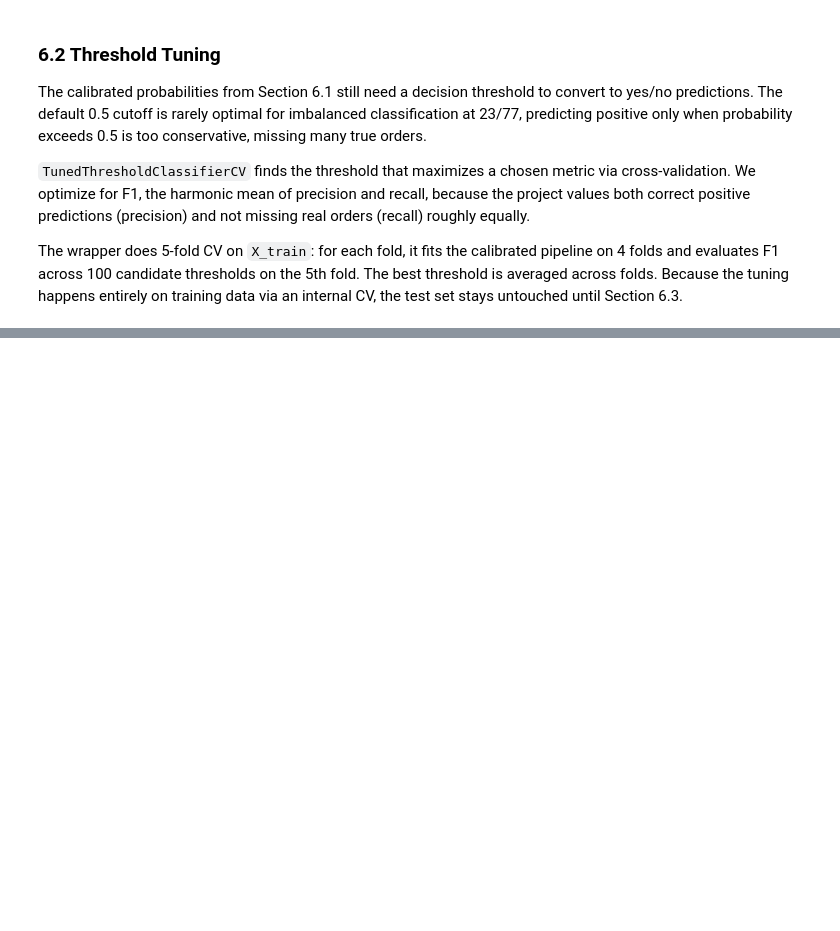
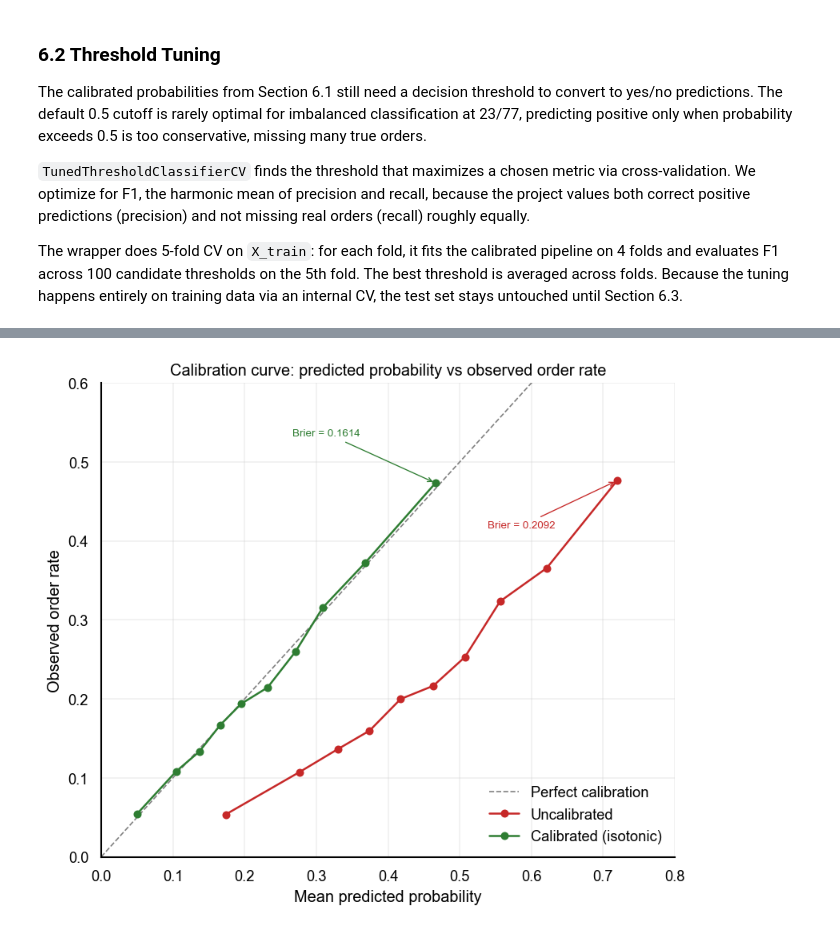
Before and after one commit to Happydeath97/analyticalProjectProductPricing, a Jupyter notebook: notebooks/model_exploration/modeling_random_forest_v2.ipynb, the cells around one changed output, grey strips where cells are left out. Drawn from its saved outputs; the diff is of its cells as text; code cells hidden in the pictures; blank space fills up the shorter version.

```diff
--- a/notebooks/model_exploration/modeling_random_forest_v2.ipynb
+++ b/notebooks/model_exploration/modeling_random_forest_v2.ipynb
@@ -1207,0 +1212,74 @@ Generalization gap
+# %%
+# 6.4 Calibration curve: uncalibrated vs calibrated vs perfect
+from sklearn.calibration import calibration_curve
+
+# Uncalibrated probabilities from grid_search_round_2.best_estimator_ (Section 6.3)
+prob_true_uncal, prob_pred_uncal = calibration_curve(
+    y_test,
+    y_test_proba_uncalibrated,
+    n_bins=10,
+    strategy="quantile",
+)
+
+# Calibrated probabilities from tuned_pipeline (Section 6.3)
+prob_true_cal, prob_pred_cal = calibration_curve(
+    y_test,
+    y_test_proba_calibrated,
+    n_bins=10,
+    strategy="quantile",
+)
+
+fig, ax = plt.subplots(figsize=(7, 6))
+
+# Perfect calibration diagonal
+ax.plot(
+    [0, 1], [0, 1],
+    linestyle="--", color="gray", linewidth=1,
+    label="Perfect calibration",
+)
+
+# Uncalibrated curve
+ax.plot(
+    prob_pred_uncal, prob_true_uncal,
+    marker="o", markersize=5, linewidth=1.5,
+    color="#C62828", label="Uncalibrated",
+)
+
+# Calibrated curve
+ax.plot(
+    prob_pred_cal, prob_true_cal,
+    marker="o", markersize=5, linewidth=1.5,
+    color="#2E7D32", label="Calibrated (isotonic)",
+)
+
+# Brier score annotation on uncalibrated curve (last point)
+ax.annotate(
+    f"Brier = {test_brier_uncalibrated:.4f}",
+    xy=(prob_pred_uncal[-1], prob_true_uncal[-1]),
+    xytext=(prob_pred_uncal[-1] - 0.18, prob_true_uncal[-1] - 0.06),
+    fontsize=8,
+    color="#C62828",
+    arrowprops=dict(arrowstyle="->", color="#C62828", lw=0.8),
+)
+
+# Brier score annotation on calibrated curve (last point)
+ax.annotate(
+    f"Brier = {test_brier_calibrated:.4f}",
+    xy=(prob_pred_cal[-1], prob_true_cal[-1]),
+    xytext=(prob_pred_cal[-1] - 0.20, prob_true_cal[-1] + 0.06),
+    fontsize=8,
+    color="#2E7D32",
+    arrowprops=dict(arrowstyle="->", color="#2E7D32", lw=0.8),
+)
+
+ax.set_xlabel("Mean predicted probability")
+ax.set_ylabel("Observed order rate")
+ax.set_title("Calibration curve: predicted probability vs observed order rate")
+ax.legend(frameon=False)
+ax.grid(alpha=0.3)
+ax.set_xlim(0, 0.80)
+ax.set_ylim(0, 0.60)
+fig.tight_layout()
+plt.show()
+# %% [output]
+[figure, added]
```
Also changed, not shown: parts of 22 cells of this notebook.
